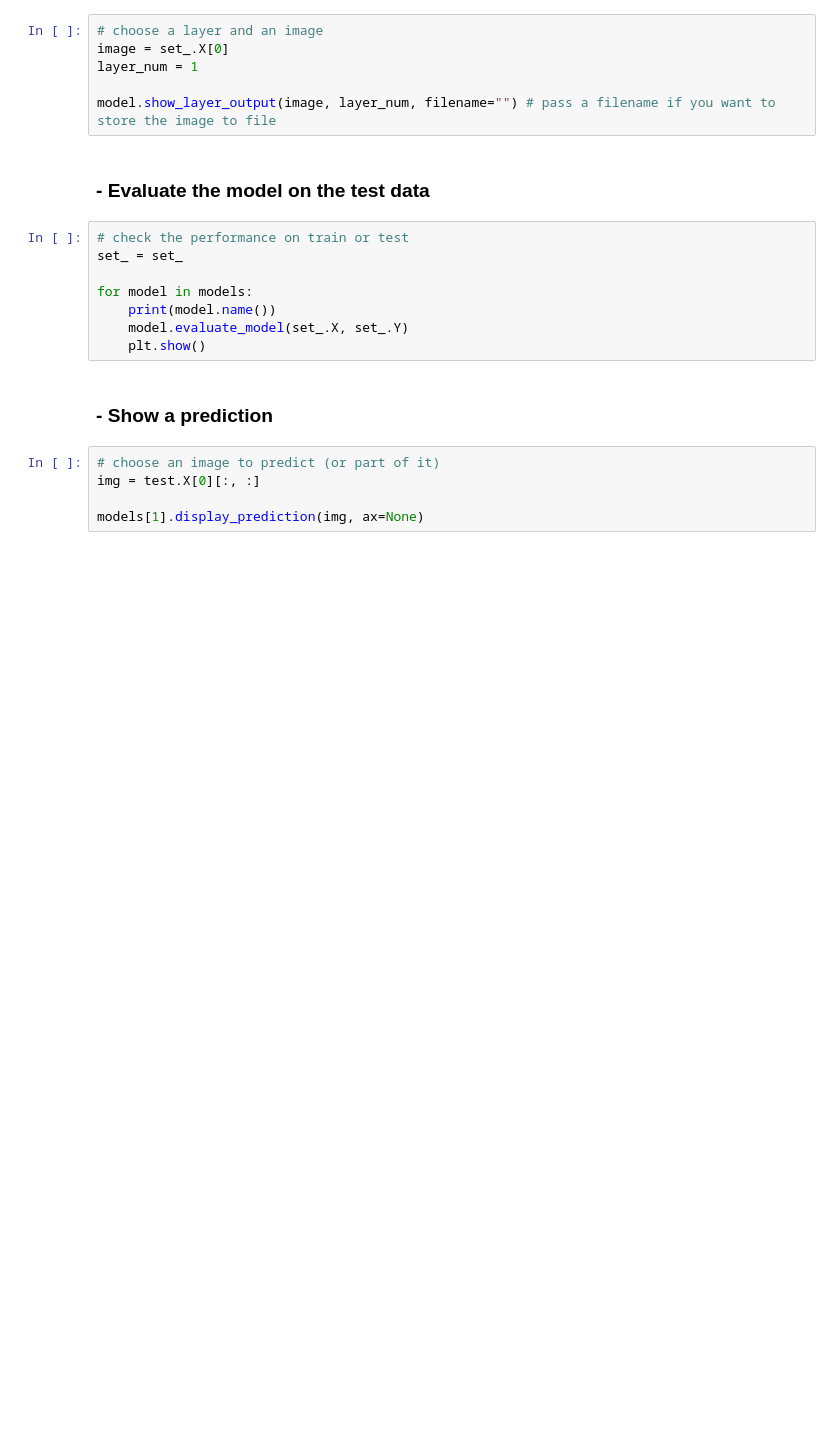
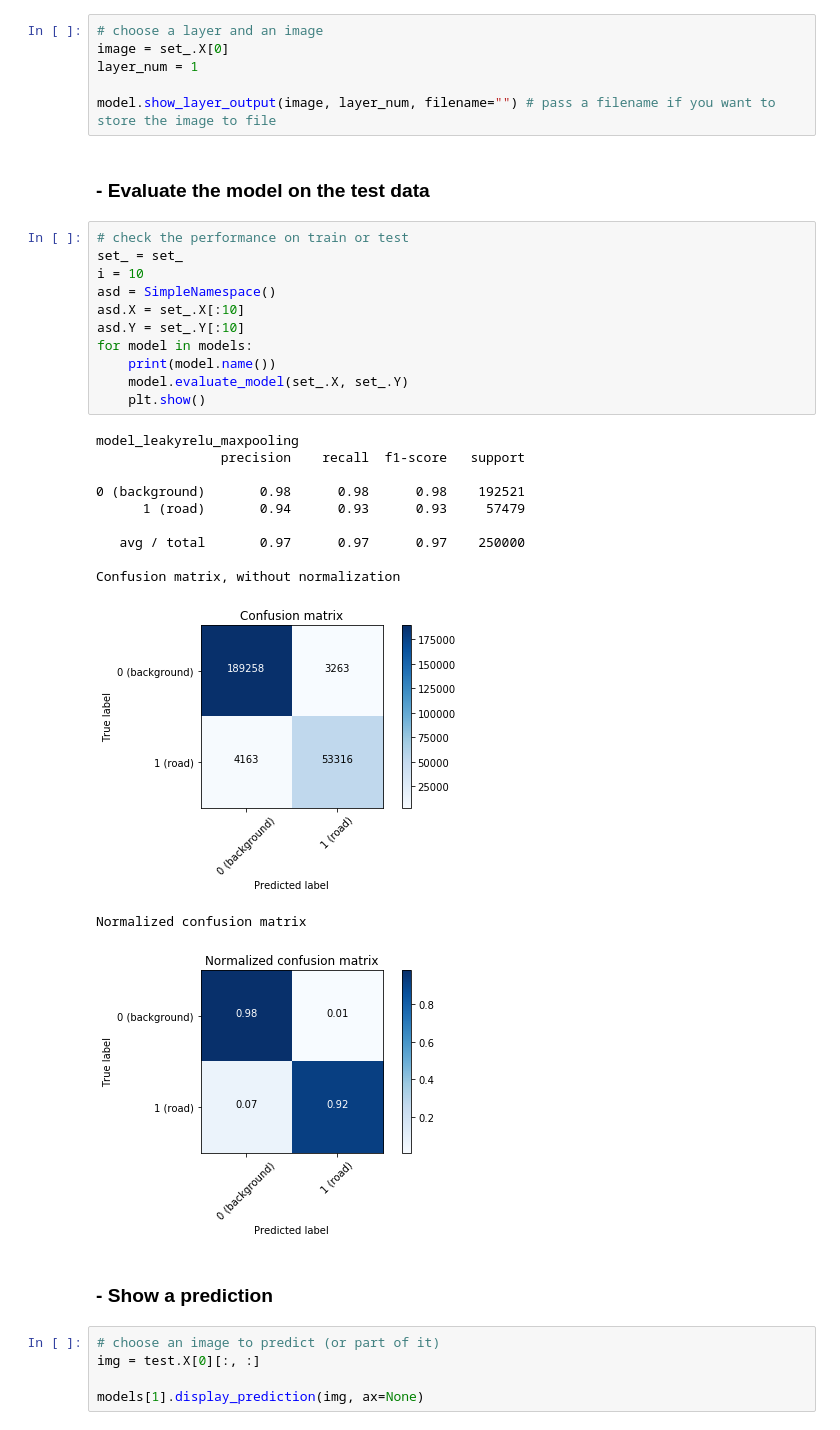
Before and after one commit to NiccoloSacchi/road-segmentation, a Jupyter notebook: scripts/segment_aerial_images_cnn_nic_2.ipynb, the cells around one changed output. Cells and saved outputs as stored; diff of their text form; blank space fills up the shorter version.

```diff
--- a/scripts/segment_aerial_images_cnn_nic_2.ipynb
+++ b/scripts/segment_aerial_images_cnn_nic_2.ipynb
@@ -223,11 +223,27 @@ model.show_layer_output(image, layer_num, filename="") # pass a filename if you
 # %%
 # check the performance on train or test
 set_ = set_
-
+i = 10
+asd = SimpleNamespace()
+asd.X = set_.X[:10]
+asd.Y = set_.Y[:10]
 for model in models:
     print(model.name())
     model.evaluate_model(set_.X, set_.Y)
     plt.show()
+# %% [output]
+model_leakyrelu_maxpooling
+                precision    recall  f1-score   support
+
+0 (background)       0.98      0.98      0.98    192521
+      1 (road)       0.94      0.93      0.93     57479
+
+   avg / total       0.97      0.97      0.97    250000
+
+Confusion matrix, without normalization
+[figure, added]
+Normalized confusion matrix
+[figure, added]
 # %% [markdown]
 ### - Show a prediction
 # %%
```
Also changed, not shown: parts of 17 cells of this notebook, 21 other files.
